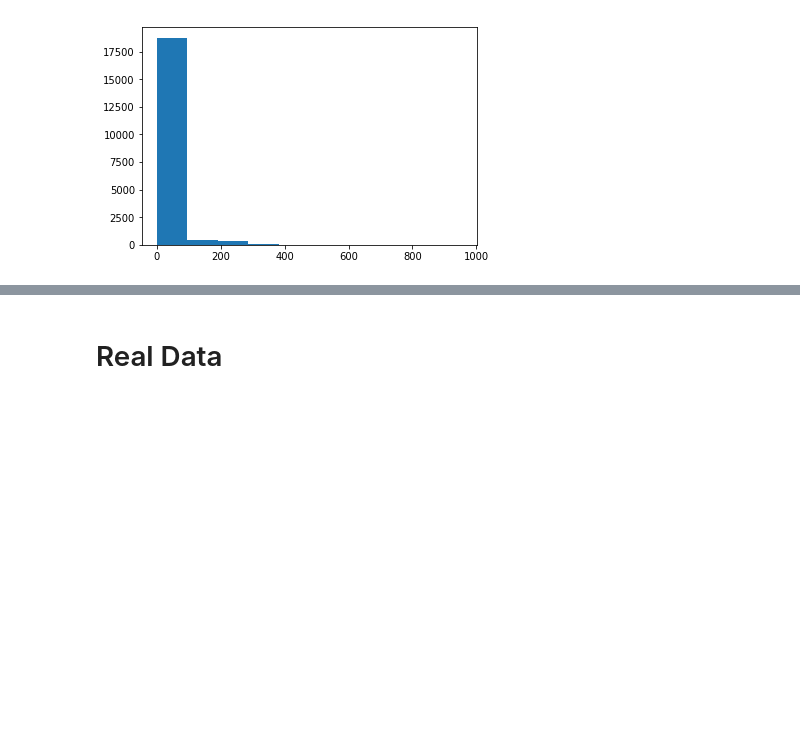
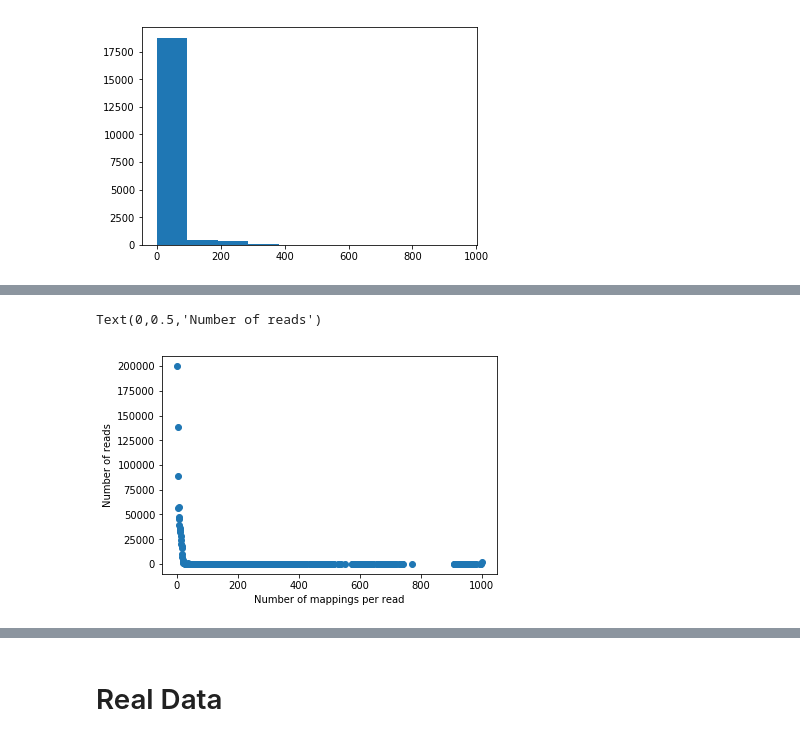
Before and after one commit to czbiohub/idinf, a Jupyter notebook: Inference.ipynb, the cells around one changed output, grey strips where cells are left out. Drawn from its saved outputs; the diff is of its cells as text; code cells hidden in the pictures; blank space fills up the shorter version.

```diff
--- a/Inference.ipynb
+++ b/Inference.ipynb
@@ -176,0 +325,9 @@ UGANDA_S9_NP_pasteurella-hits.1000.m8.lca_forJB.gz
+# %%
+# Is it possible that we are getting 1001 multimapping?
+
+df = pd.read_csv("data/Escherichia_coli_K12_GCF_000005845.2_ASM584v2_genomic.chopped.s131w5.1000.m8.lca_forJB",
+                sep = '\t',dtype = {'tax_id': object, 'qseqid':object})
+# %%
+maps_per_read = df.groupby(['qseqid']).size().reset_index(name='mappings')
+# %%
+hist = maps_per_read.groupby('mappings').size().reset_index(name='n_reads')
@@ -176,0 +343,10 @@ UGANDA_S9_NP_pasteurella-hits.1000.m8.lca_forJB.gz
+# %%
+ax = plt.gca()
+
+plt.scatter(hist['mappings'], hist['n_reads'])
+plt.xlabel('Number of mappings per read')
+plt.ylabel('Number of reads')
+#ax.set_yscale('log')
+# %% [output]
+Text(0,0.5,'Number of reads')
+[figure, added]
```
Also changed, not shown: parts of 34 cells of this notebook.
